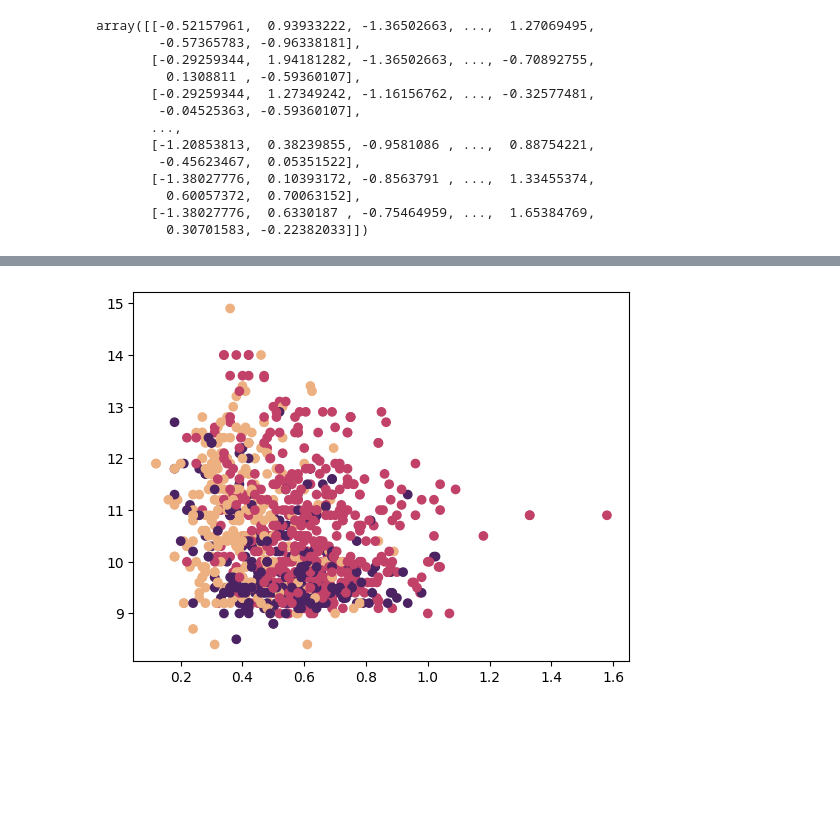
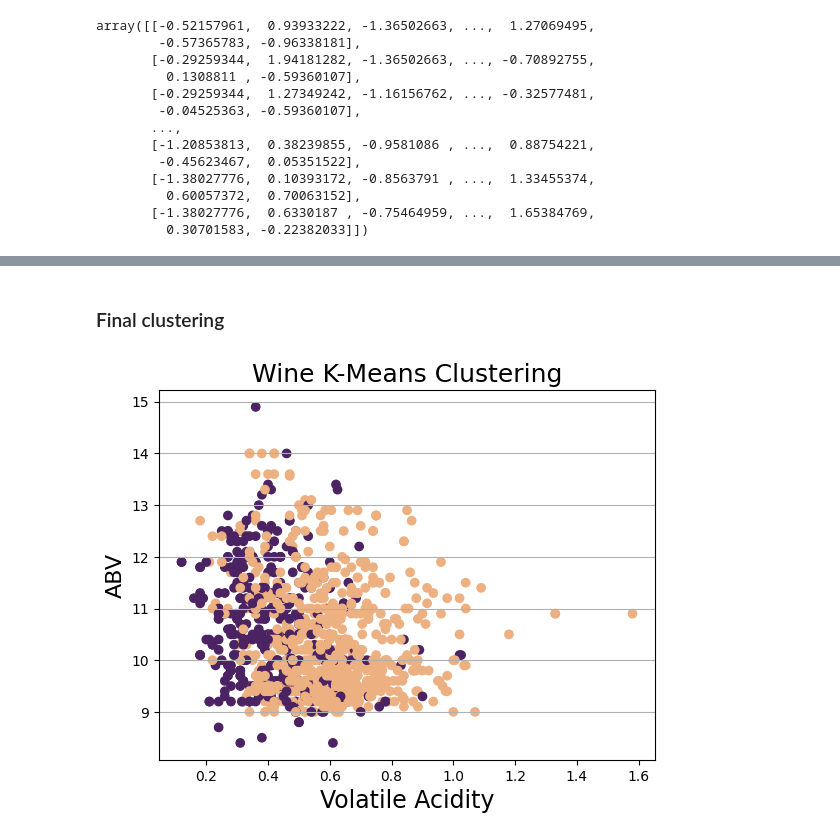
Before and after one commit to Deanosaur666/CS456_Dean_Yockey_Lab_4, a Jupyter notebook: Lab 4.ipynb, the cells around one changed output, grey strips where cells are left out. Saved outputs shown, nothing was run; the diff lists cells and outputs as text; code cells hidden in the pictures; blank space fills up the shorter version.

```diff
--- a/Lab 4.ipynb
+++ b/Lab 4.ipynb
@@ -200,5 +199,17 @@ array([[-0.52157961,  0.93933222, -1.36502663, ...,  1.27069495,
 # %%
-num_clusters = 3
-kmeans = KMeans(n_clusters=num_clusters)
-kmeans.fit(scaled_wine)
+k_values = range(1, 11)
+inertia_scores = []
+
+for k in k_values:
+    kmeans = KMeans(n_clusters=k)
+    kmeans.fit(scaled_wine)
+    inertia_scores.append(kmeans.inertia_)
+
+plt.figure(figsize=(8,6))
+plt.plot(k_values, inertia_scores, marker='o', color='black')
+plt.xlabel("Number of Clusters (K)")
+plt.ylabel("Inertia (Within-Cluster Sum of Squares)")
+plt.title("Elbow Method for Optimal K")
+plt.grid(True)
+plt.show()
 # %% [output]
@@ -205,0 +219,19 @@ KMeans(n_clusters=3)
+# %%
+sil_scores = []
+
+for k in range(2, 11):
+    kmeans = KMeans(n_clusters = k)
+    labels = kmeans.fit_predict(scaled_wine)
+    sil = silhouette_score(scaled_wine, labels)
+    sil_scores.append(sil)
+
+plt.figure(figsize=(8,6))
+plt.plot(range(2, 11), sil_scores, marker='o', color='red')
+plt.xlabel("Number of Clusters (K)")
+plt.ylabel("Silhouette Score")
+plt.title("Silhouette Method for Optimal K")
+plt.grid(True)
+plt.show()
+
+best_k = np.argmax(sil_scores) + 2
+print(f"Optimal number of clusters (K): {best_k} with Silhouette Score = {max(sil_scores):.3f}")
@@ -206,7 +241,17 @@ KMeans(n_clusters=3)
+# %% [markdown]
+### Final clustering
 # %%
+kmeans = KMeans(n_clusters=best_k)
+kmeans.fit(scaled_wine)
 labels = kmeans.labels_
 # %%
 plt.scatter(wine_df["volatile acidity"], wine_df["alcohol"], c=labels, cmap="flare")
+
+plt.title("Wine K-Means Clustering",fontsize=18)
+plt.xlabel("Volatile Acidity",fontsize=17)
+plt.ylabel("ABV",fontsize=16)
+plt.grid(axis='y')
+
 plt.show()
 # %% [output]
-[figure, old version]
+[figure, new version]
```
Also changed, not shown: parts of 13 cells of this notebook.
